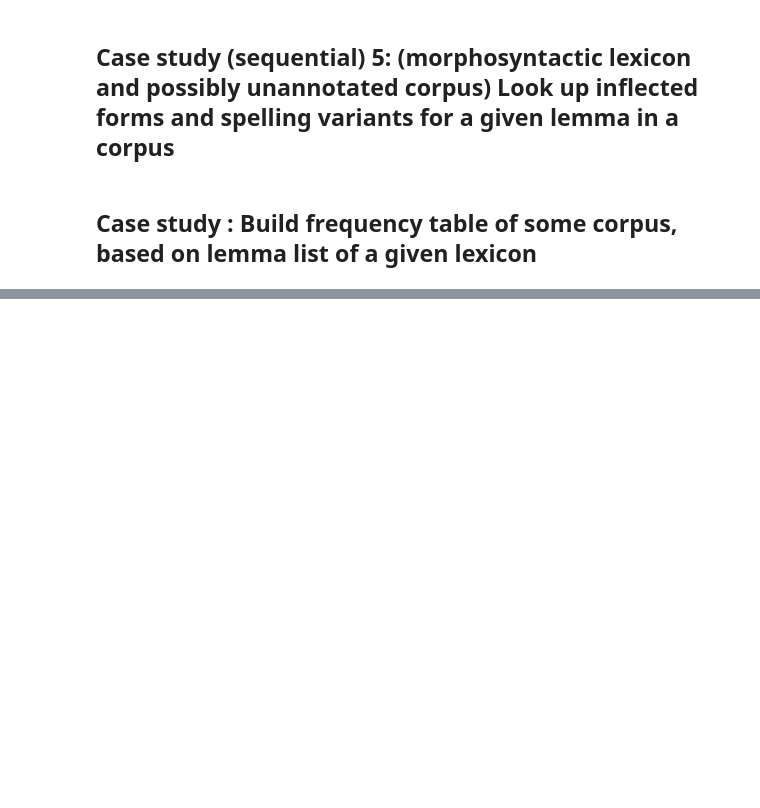
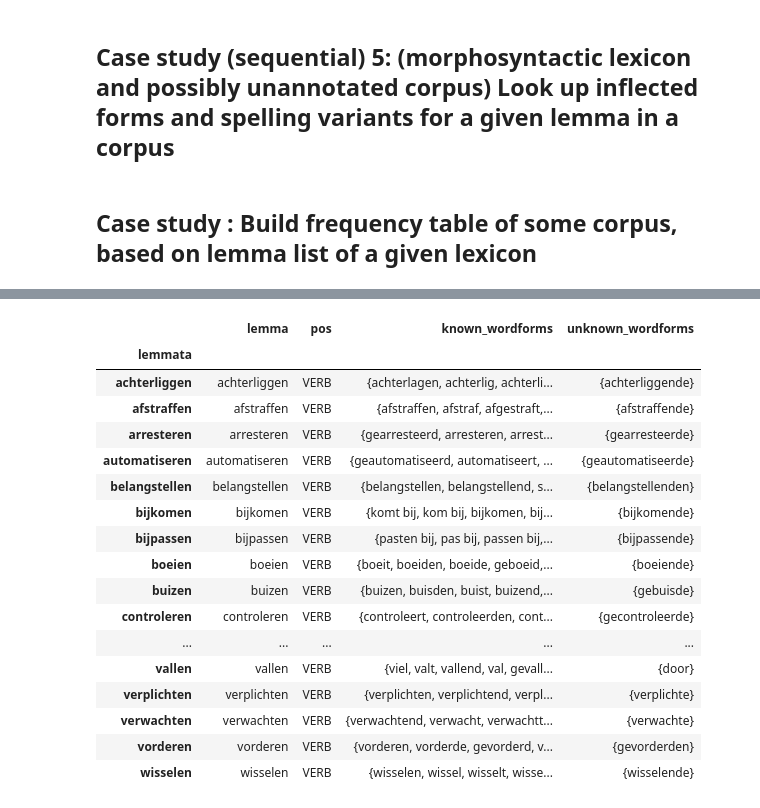
Before and after one commit to INL/chaining-search, a Jupyter notebook: Chaining search.ipynb, the cells around one changed output, grey strips where cells are left out. Drawn from its saved outputs; the diff is of its cells as text; code cells hidden in the pictures; blank space fills up the shorter version.

```diff
--- a/Chaining search.ipynb
+++ b/Chaining search.ipynb
@@ -967,0 +1101,30 @@ display(df_rankdiffs.sort_values(by=['rank_diff']))
+# %%
+
+base_lexicon="molex"
+corpus_to_search="opensonar"
+
+df = get_missing_wordforms(base_lexicon, "VERB", corpus_to_search)
+
+df.to_csv( "missing_wordforms.csv", index=False)
+#df = load_dataframe("missing_wordforms.csv")
+
+display(df)
+# %% [output]
+|  | lemma | pos | known_wordforms | unknown_wordforms |
+| lemmata |  |  |  |  |
+| achterliggen | achterliggen | VERB | {achterlagen, achterlig, achterli... | {achterliggende} |
+| afstraffen | afstraffen | VERB | {afstraffen, afstraf, afgestraft,... | {afstraffende} |
+| arresteren | arresteren | VERB | {gearresteerd, arresteren, arrest... | {gearresteerde} |
+| automatiseren | automatiseren | VERB | {geautomatiseerd, automatiseert, ... | {geautomatiseerde} |
+| belangstellen | belangstellen | VERB | {belangstellen, belangstellend, s... | {belangstellenden} |
+| bijkomen | bijkomen | VERB | {komt bij, kom bij, bijkomen, bij... | {bijkomende} |
+| bijpassen | bijpassen | VERB | {pasten bij, pas bij, passen bij,... | {bijpassende} |
+| boeien | boeien | VERB | {boeit, boeiden, boeide, geboeid,... | {boeiende} |
+| buizen | buizen | VERB | {buizen, buisden, buist, buizend,... | {gebuisde} |
+| controleren | controleren | VERB | {controleert, controleerden, cont... | {gecontroleerde} |
+| ... | ... | ... | ... | ... |
+| vallen | vallen | VERB | {viel, valt, vallend, val, gevall... | {door} |
+| verplichten | verplichten | VERB | {verplichten, verplichtend, verpl... | {verplichte} |
+| verwachten | verwachten | VERB | {verwachtend, verwacht, verwachtt... | {verwachte} |
+| vorderen | vorderen | VERB | {vorderen, vorderde, gevorderd, v... | {gevorderden} |
+| wisselen | wisselen | VERB | {wisselen, wissel, wisselt, wisse... | {wisselende} |
```
Also changed, not shown: parts of 8 cells of this notebook, 2 other files.
